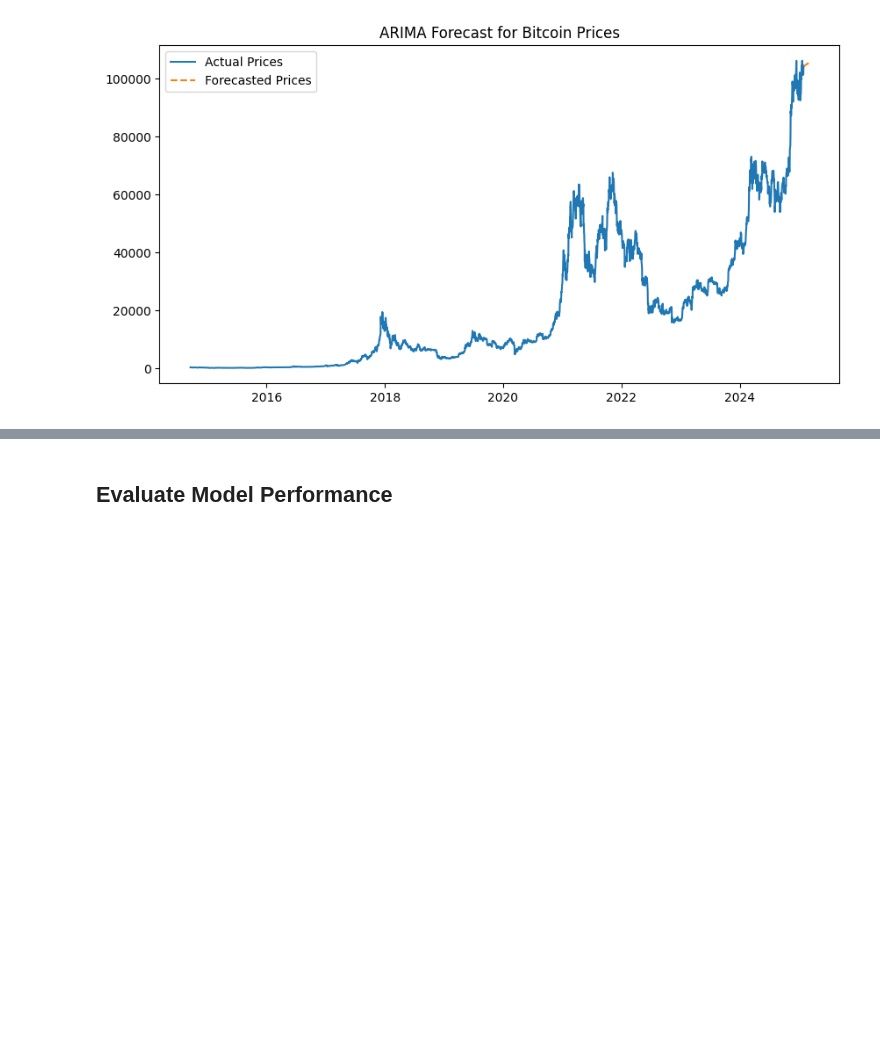
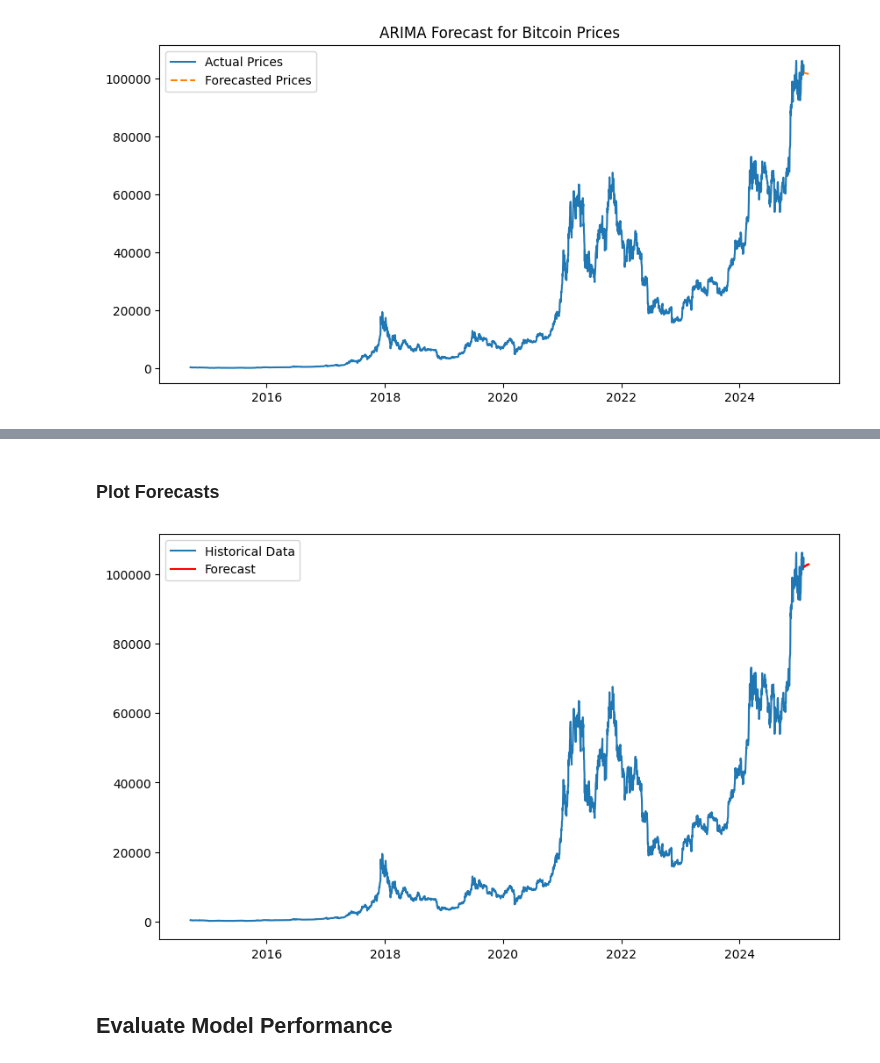
Before and after one commit to bonareri/Cryptocurrency-Price-Prediction-, a Jupyter notebook: arima_sarima_model.ipynb, the cells around one changed output, grey strips where cells are left out. Drawn from its saved outputs; the diff is of its cells as text; code cells hidden in the pictures; blank space fills up the shorter version.

```diff
--- a/arima_sarima_model.ipynb
+++ b/arima_sarima_model.ipynb
@@ -33,5 +61,8 @@ df.head()
 | 2014-09-22 | 402.152008 | 406.915985 | 397.130005 | 399.100006 | 24127600 | 3.330994 | 0.002114 |
 # %% [markdown]
 ## ARIMA Model
+# %%
+df.index = pd.to_datetime(df.index)  # Ensure it's a datetime index
+df = df.asfreq('D')  # Set daily frequency (adjust if needed)
 # %%
 # Define ARIMA model with chosen (p, d, q)
@@ -74,0 +131,7 @@ plt.show()
+# %%
+# Fit SARIMA model (example parameters: p=1, d=1, q=1, P=1, D=1, Q=1, s=12)
+sarima_model = SARIMAX(df['Close'], order=(1, 1, 1), seasonal_order=(1, 1, 1, 12))
+sarima_result = sarima_model.fit()
+
+# Model summary
+print(sarima_result.summary())
@@ -75,3 +174,23 @@ plt.show()
+# %% [markdown]
+### Plot Forecasts
+# %%
+# Define forecast steps (number of periods you want to forecast)
+forecast_steps = 30
+
+# Generate the forecast
+forecast = sarima_result.forecast(steps=forecast_steps)
+
+# Create a new index for the forecast (adjust frequency based on your data's frequency)
+forecast_index = pd.date_range(df.index[-1], periods=forecast_steps + 1, freq=df.index.freq)[1:]
+
+# Plot actual vs forecasted values
+plt.figure(figsize=(10, 6))
+plt.plot(df.index, df['Close'], label='Historical Data')
+plt.plot(forecast_index, forecast, label='Forecast', color='red')
+plt.legend()
+plt.show()
+# %% [output]
+[figure, added]
 # %% [markdown]
 ## Evaluate Model Performance
 # %%
```
Also changed, not shown: parts of 18 cells of this notebook.
